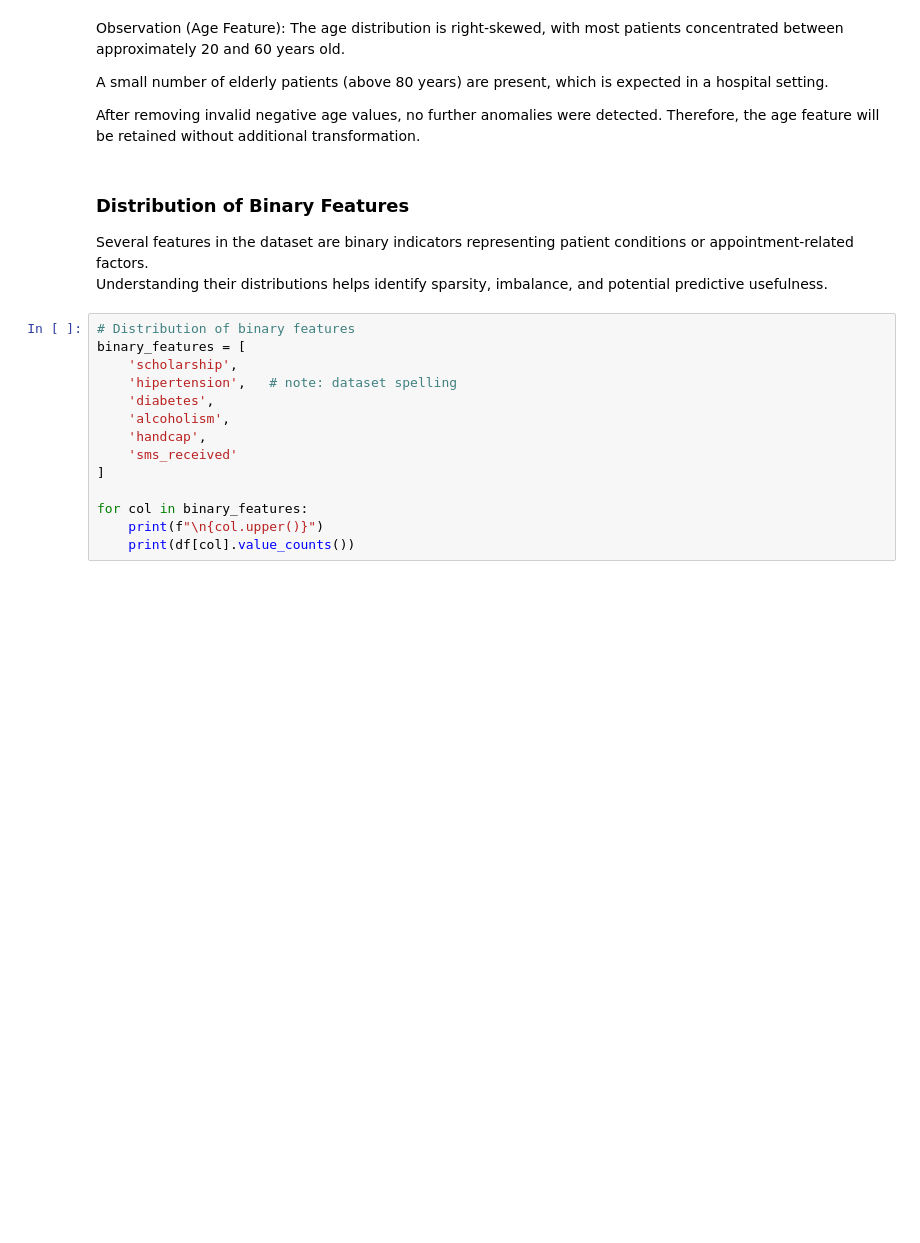
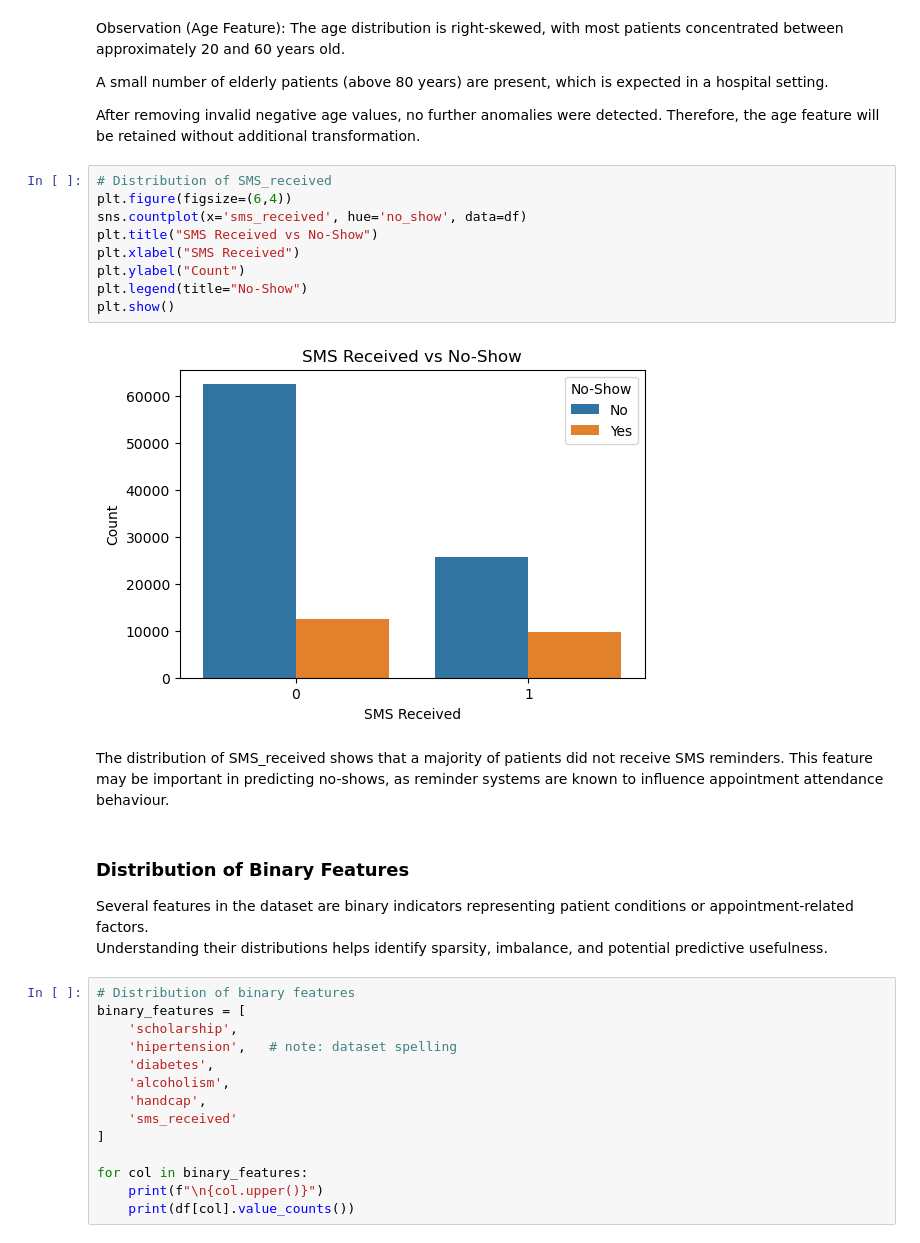
Before and after one commit to 2400024B/Hospital-Appointment-No-Show-MLDP, a Jupyter notebook: notebook/2400024B_hospital_no_show_analysis.ipynb, the cells around one changed output. Drawn from its saved outputs; the diff is of its cells as text; blank space fills up the shorter version.

```diff
--- a/notebook/2400024B_hospital_no_show_analysis.ipynb
+++ b/notebook/2400024B_hospital_no_show_analysis.ipynb
@@ -252,6 +274,20 @@ The age distribution is right-skewed, with most patients concentrated between ap
 A small number of elderly patients (above 80 years) are present, which is expected in a hospital setting.
 
 After removing invalid negative age values, no further anomalies were detected. Therefore, the age feature will be retained without additional transformation.
+# %%
+# Distribution of SMS_received
+plt.figure(figsize=(6,4))
+sns.countplot(x='sms_received', hue='no_show', data=df)
+plt.title("SMS Received vs No-Show")
+plt.xlabel("SMS Received")
+plt.ylabel("Count")
+plt.legend(title="No-Show")
+plt.show()
+# %% [output]
+[figure, added]
+# %% [markdown]
+The distribution of SMS_received shows that a majority of patients did not receive SMS reminders.
+This feature may be important in predicting no-shows, as reminder systems are known to influence appointment attendance behaviour.
 # %% [markdown]
 ### Distribution of Binary Features
 
```
Also changed, not shown: parts of 4 cells of this notebook.
